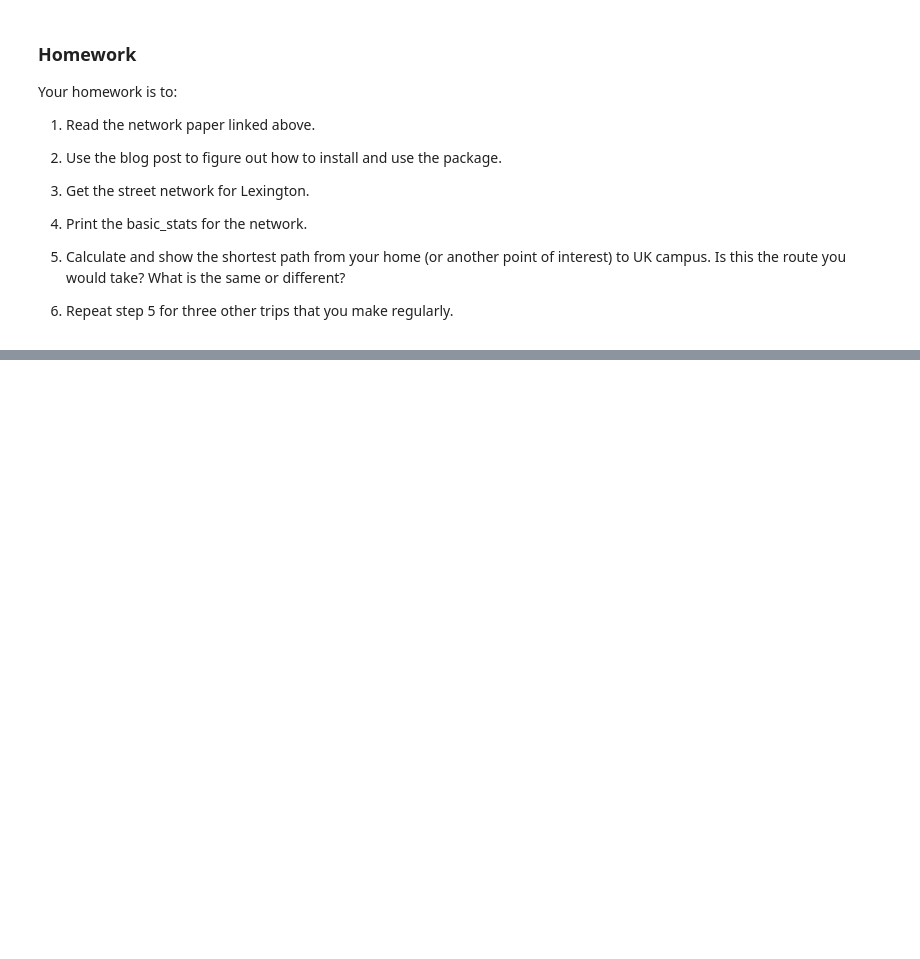
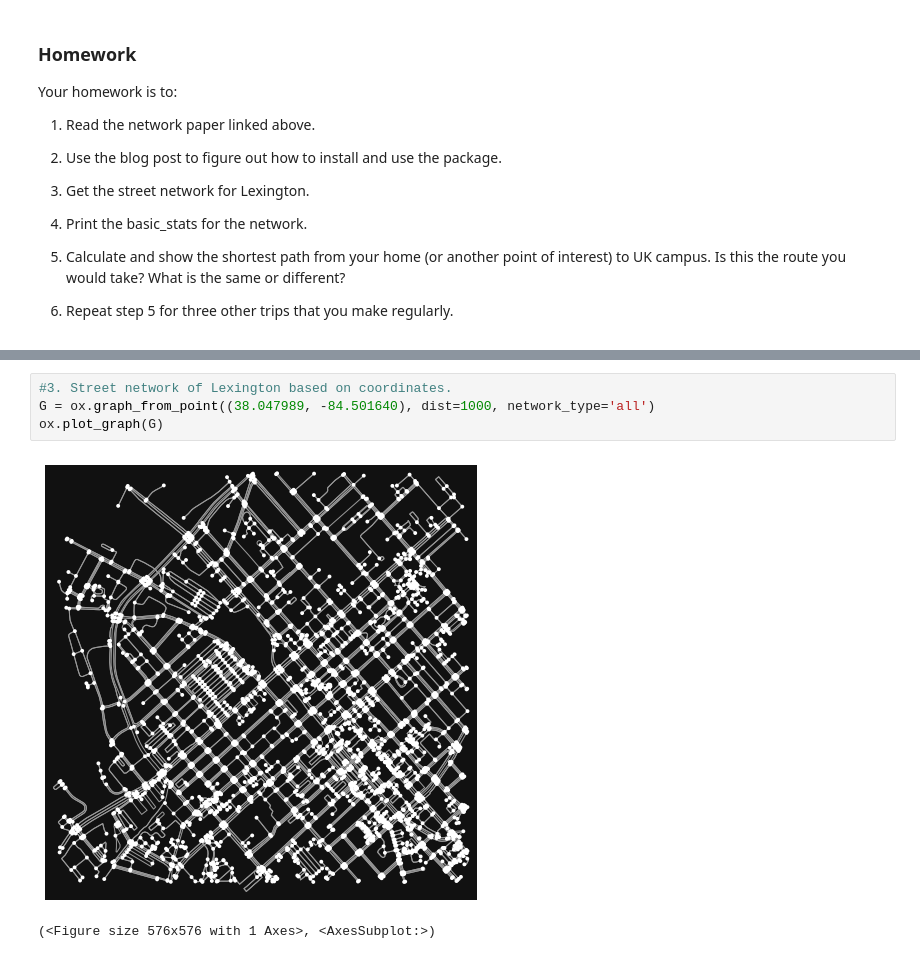
Before and after one commit to dako226/ce599, a Jupyter notebook: 18-Networks 2/Networks_OSM.ipynb, the cells around one changed output, grey strips where cells are left out. Saved outputs shown, nothing was run; the diff lists cells and outputs as text; blank space fills up the shorter version.

```diff
--- a/18-Networks 2/Networks_OSM.ipynb
+++ b/18-Networks 2/Networks_OSM.ipynb
@@ -57,0 +91,7 @@ ox.plot_graph(ox.graph_from_place('Modena, Italy'))
+# %%
+#3. Street network of Lexington based on coordinates.
+G = ox.graph_from_point((38.047989, -84.501640), dist=1000, network_type='all')
+ox.plot_graph(G)
+# %% [output]
+[figure, added]
+(<Figure size 576x576 with 1 Axes>, <AxesSubplot:>)
```
Also changed, not shown: parts of 13 cells of this notebook, 35 other files.
